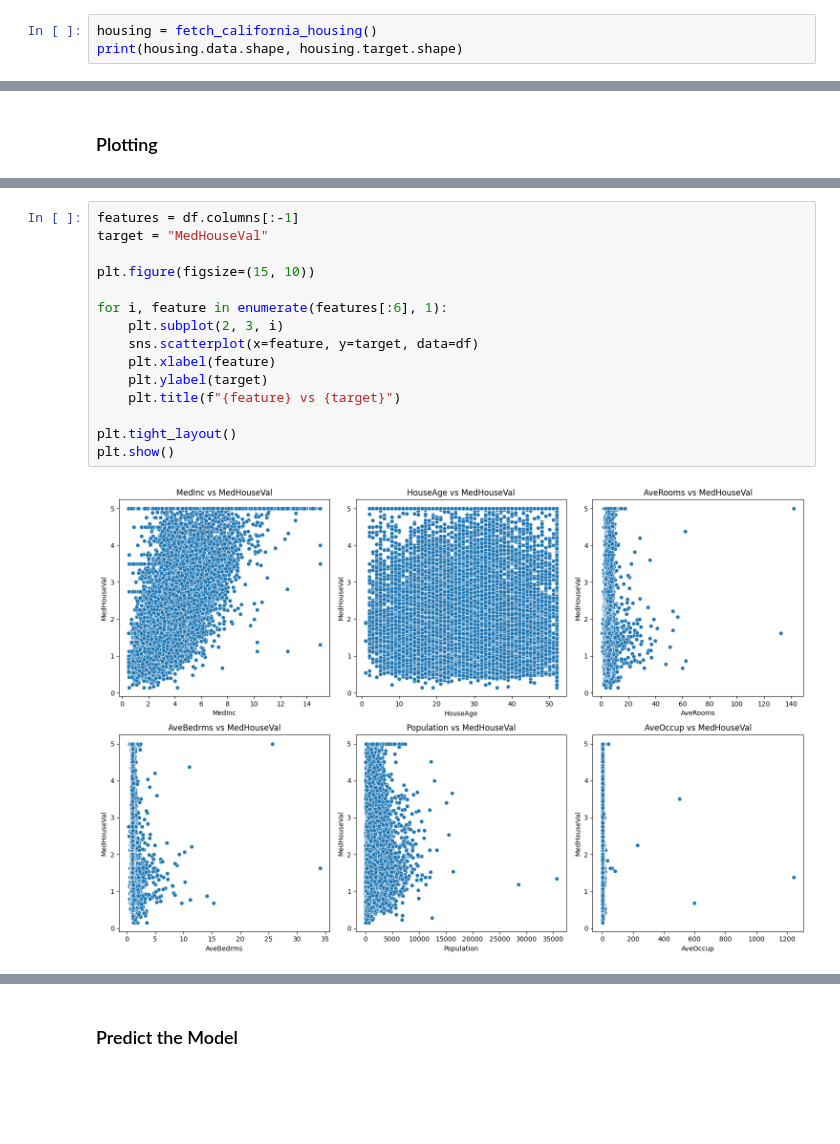
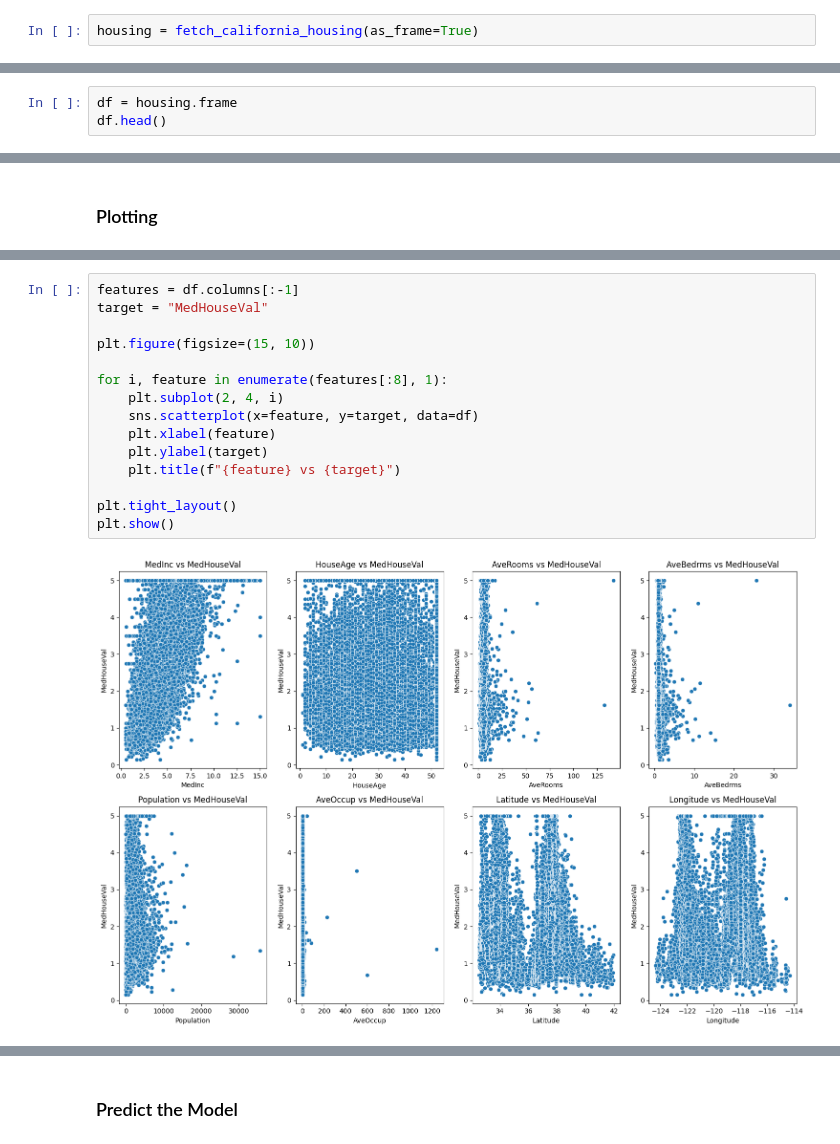
Before and after one commit to debarghamitraroy/CS1051, a Jupyter notebook: ML/linear_regression.ipynb, the cells around one changed output, grey strips where cells are left out. Cells and saved outputs as stored; diff of their text form; blank space fills up the shorter version.

```diff
--- a/ML/linear_regression.ipynb
+++ b/ML/linear_regression.ipynb
@@ -17,5 +38,4 @@ from sklearn.metrics import mean_squared_error, mean_absolute_error
 # %% [markdown]
 ### Load dataset
 # %%
-housing = fetch_california_housing()
-print(housing.data.shape, housing.target.shape)
+housing = fetch_california_housing(as_frame=True)
@@ -98,0 +42,3 @@ df.head()
+# %%
+df = housing.frame
+df.head()
@@ -106,17 +54,17 @@ plt.show()
 # %%
 features = df.columns[:-1]
 target = "MedHouseVal"
 
 plt.figure(figsize=(15, 10))
 
-for i, feature in enumerate(features[:6], 1):
-    plt.subplot(2, 3, i)
+for i, feature in enumerate(features[:8], 1):
+    plt.subplot(2, 4, i)
     sns.scatterplot(x=feature, y=target, data=df)
     plt.xlabel(feature)
     plt.ylabel(target)
     plt.title(f"{feature} vs {target}")
 
 plt.tight_layout()
 plt.show()
 # %% [output]
-[figure, old version]
+[figure, new version]
```
Also changed, not shown: parts of 27 cells of this notebook, 5 other files.
